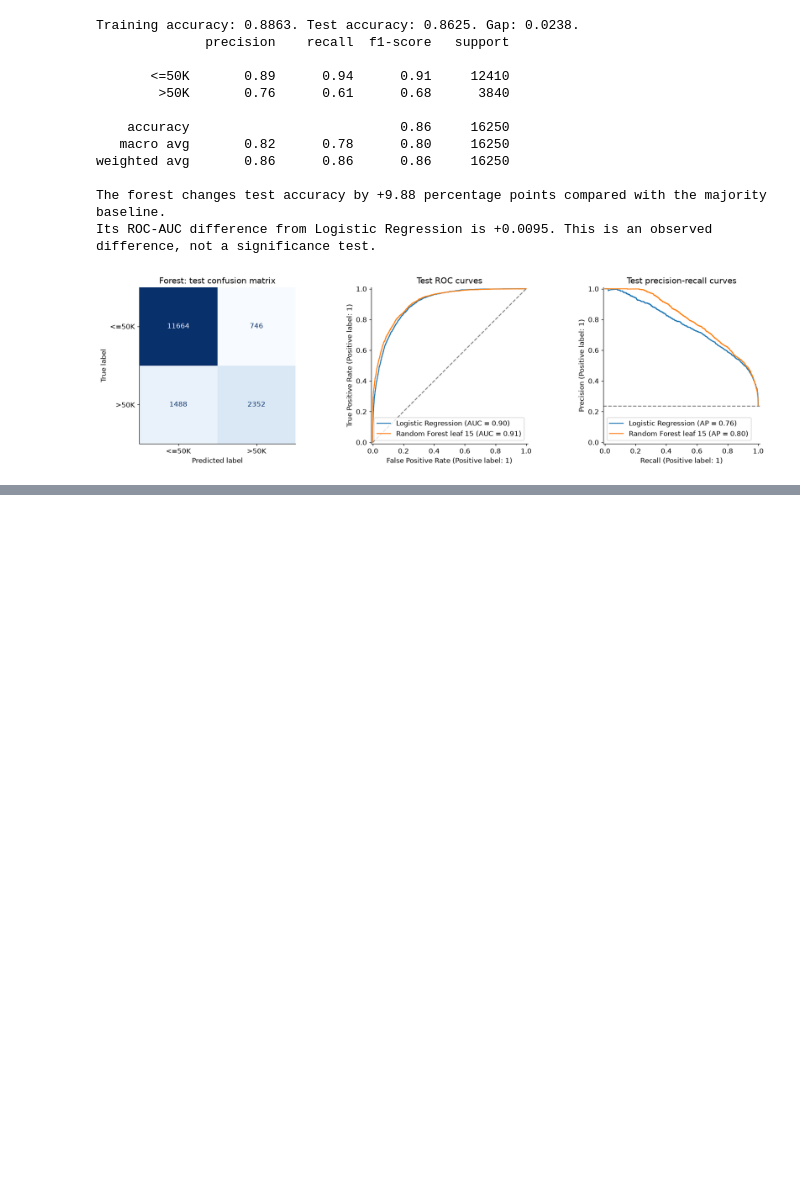
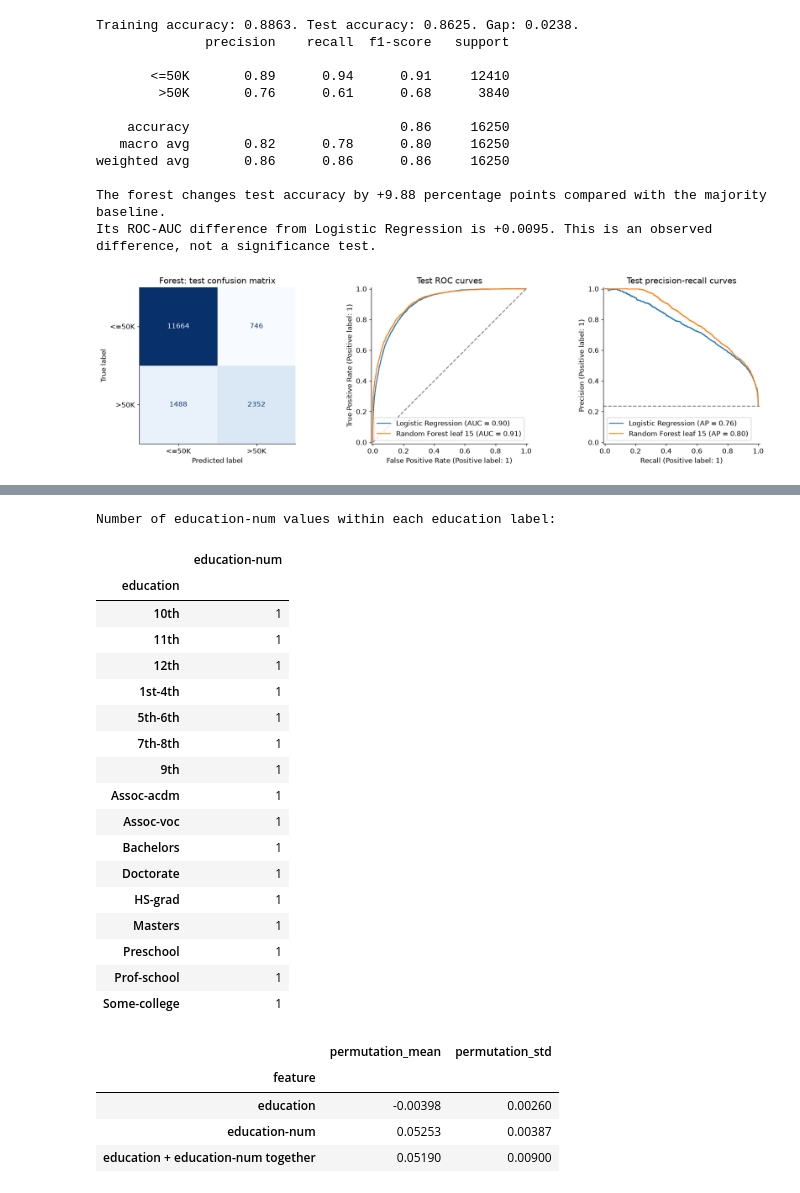
Before and after one commit to vishnu-tharan/Data_Science_2021ICT106, a Jupyter notebook: Project_09_2021ICT106.ipynb, the cells around one changed output, grey strips where cells are left out. Saved outputs shown, nothing was run; the diff lists cells and outputs as text; code cells hidden in the pictures; blank space fills up the shorter version.

```diff
--- a/Project_09_2021ICT106.ipynb
+++ b/Project_09_2021ICT106.ipynb
@@ -387,0 +506,47 @@ Its ROC-AUC difference from Logistic Regression is +0.0095. This is an observed
+# %%
+education_mapping = X_train.groupby('education')['education-num'].nunique()
+print('Number of education-num values within each education label:')
+display(education_mapping.to_frame())
+
+def joint_permutation(model, X, y, cols, repeats=REPEATS):
+    rng = np.random.default_rng(SEED)
+    base = balanced_accuracy_score(y, model.predict(X))
+    drops = []
+    for _ in range(repeats):
+        shuffled = X.copy()
+        order = rng.permutation(len(X))
+        shuffled.loc[:, cols] = X[cols].iloc[order].to_numpy()
+        drops.append(base - balanced_accuracy_score(y, model.predict(shuffled)))
+    return np.array(drops)
+
+education_drops = joint_permutation(forest, Xp, yp, ['education', 'education-num'])
+education_rows = comparison.set_index('feature').loc[['education', 'education-num'],
+                                                     ['permutation_mean', 'permutation_std']].copy()
+education_rows.loc['education + education-num together'] = [education_drops.mean(), education_drops.std()]
+display(education_rows.round(5))
+education_rows.to_csv(ROOT / 'results/education_group_importance.csv')
+# %% [output]
+Number of education-num values within each education label:
+|  | education-num |
+| education |  |
+| 10th | 1 |
+| 11th | 1 |
+| 12th | 1 |
+| 1st-4th | 1 |
+| 5th-6th | 1 |
+| 7th-8th | 1 |
+| 9th | 1 |
+| Assoc-acdm | 1 |
+| Assoc-voc | 1 |
+| Bachelors | 1 |
+| Doctorate | 1 |
+| HS-grad | 1 |
+| Masters | 1 |
+| Preschool | 1 |
+| Prof-school | 1 |
+| Some-college | 1 |
+|  | permutation_mean | permutation_std |
+| feature |  |  |
+| education | -0.00398 | 0.00260 |
+| education-num | 0.05253 | 0.00387 |
+| education + education-num together | 0.05190 | 0.00900 |
```
Also changed, not shown: parts of 8 cells of this notebook, 5 other files.
